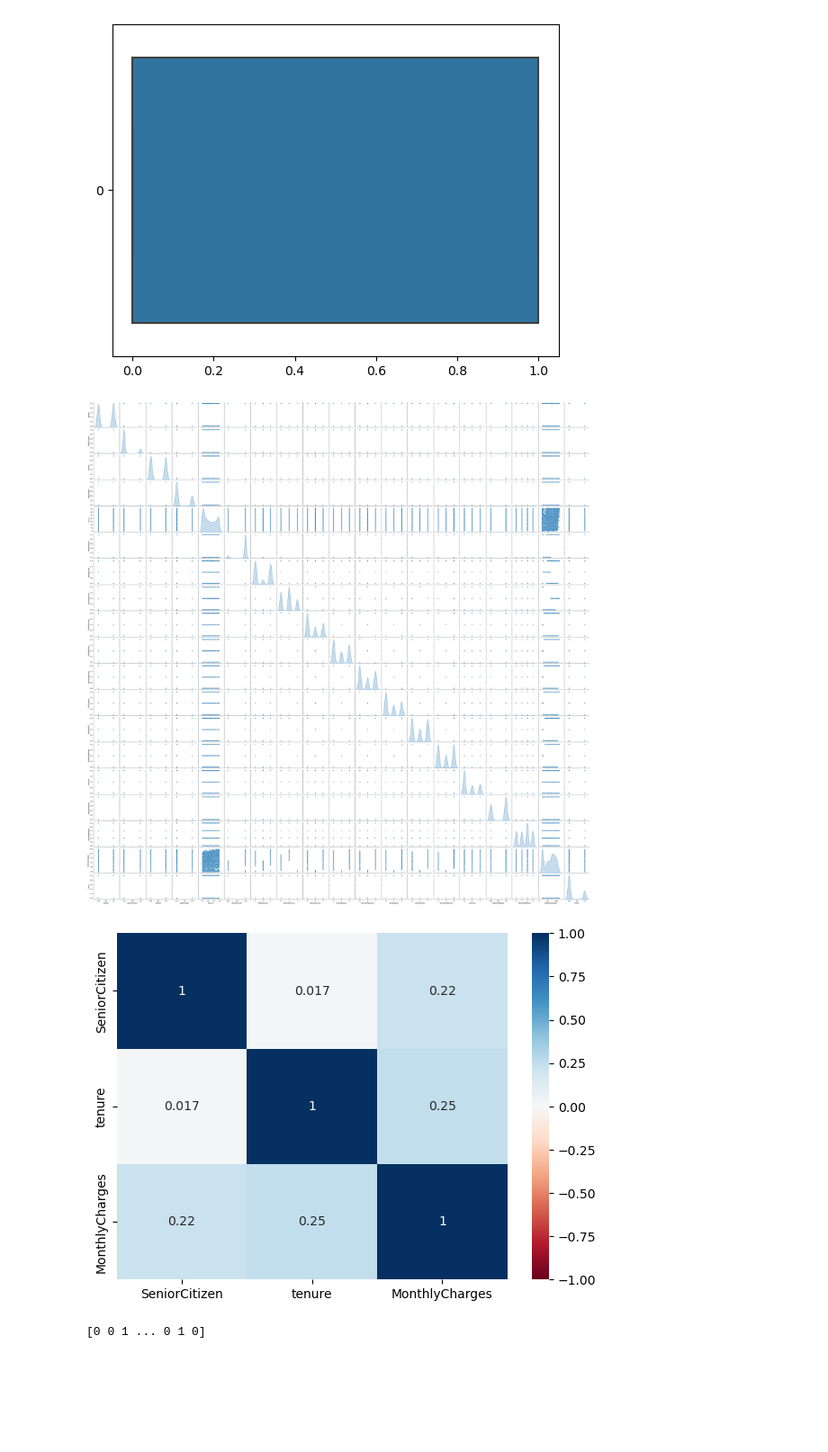
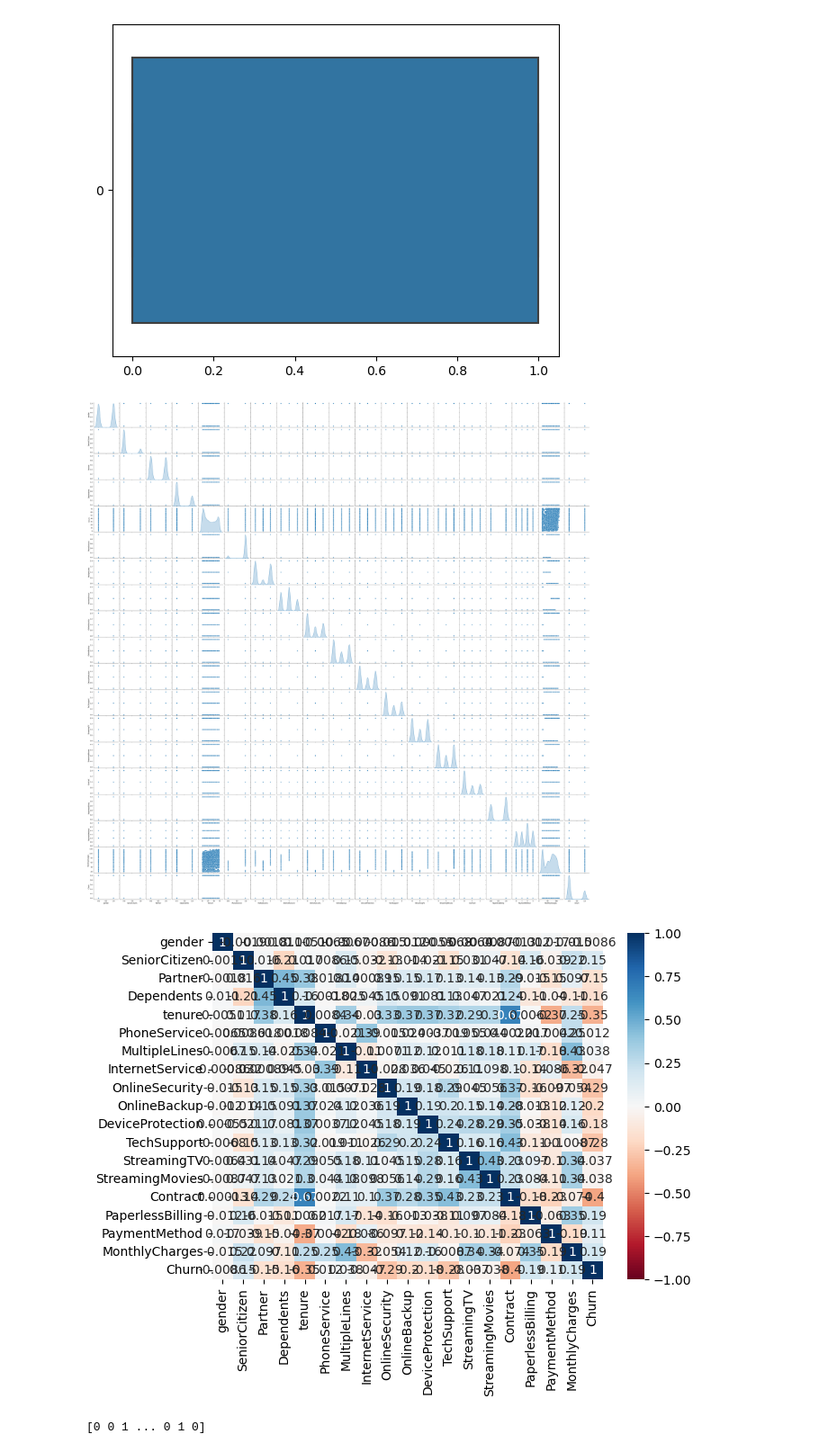
Before and after one commit to Marsh16/AFL1_Evelyn_Marsha_ML, a Jupyter notebook: AFL1_Evelyn_Marsha.ipynb, the cells around one changed output. Shown at 90% size. Saved outputs shown, nothing was run; the diff lists cells and outputs as text; code cells hidden in the pictures; blank space fills up the shorter version.

```diff
--- a/AFL1_Evelyn_Marsha.ipynb
+++ b/AFL1_Evelyn_Marsha.ipynb
@@ -129,8 +129,9 @@ data['StreamingMovies'] = label_encoder2.fit_transform(data['StreamingMovies'])
 data['Contract'] = label_encoder2.fit_transform(data['Contract'])
 data['PaperlessBilling'] = label_encoder2.fit_transform(data['PaperlessBilling'])
 data['PaymentMethod'] = label_encoder2.fit_transform(data['PaymentMethod'])
+data['TotalCharges'] = label_encoder2.fit_transform(data['TotalCharges'])
 data['Churn'] = label_encoder2.fit_transform(data['Churn'])
 
 # Show the plots
-print(data)
+data.head()
 # %% [output]
@@ -188,13 +190,13 @@ plt.show()
 # %%
 sns.pairplot(data=data, diag_kind="kde")
 plt.show()
 
 plt.subplots(figsize=(7,5))
-sns.heatmap(df.corr(), vmin=-1, vmax=1, cmap="RdBu", annot=True)
+sns.heatmap(data.corr(), vmin=-1, vmax=1, cmap="RdBu", annot=True)
 plt.show()
 # %% [output]
 [figure]
-[figure, old version]
+[figure, new version]
 # %%
 X = data.iloc[:, :-1].values
 y = data.iloc[:, -1].values
```
Also changed, not shown: parts of 14 cells of this notebook.
